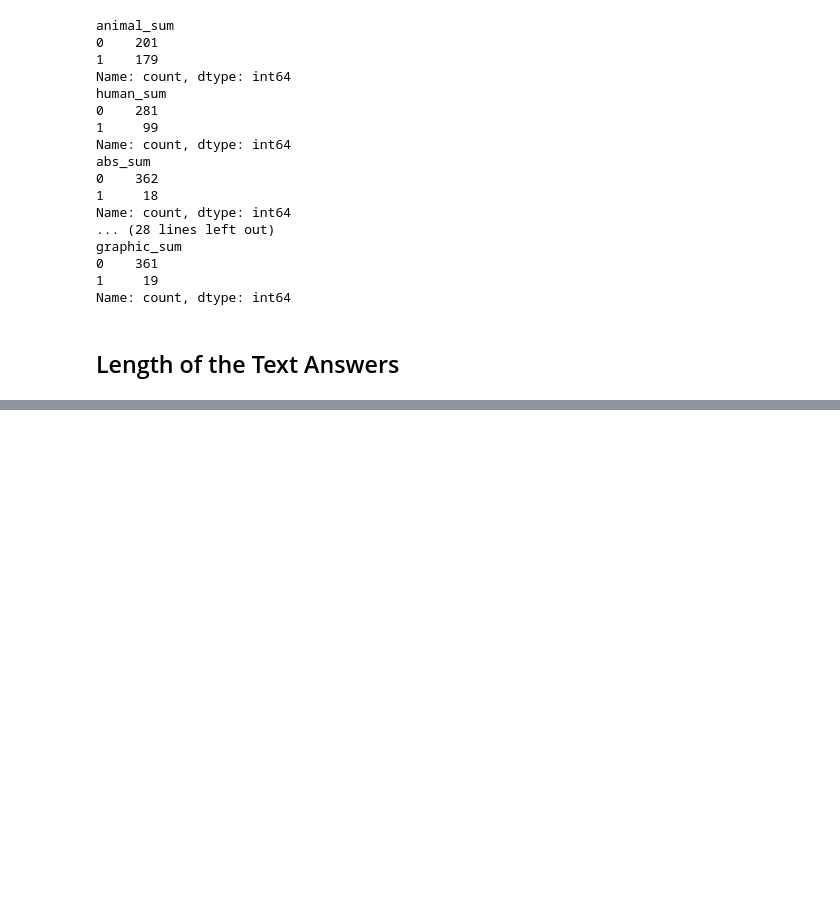
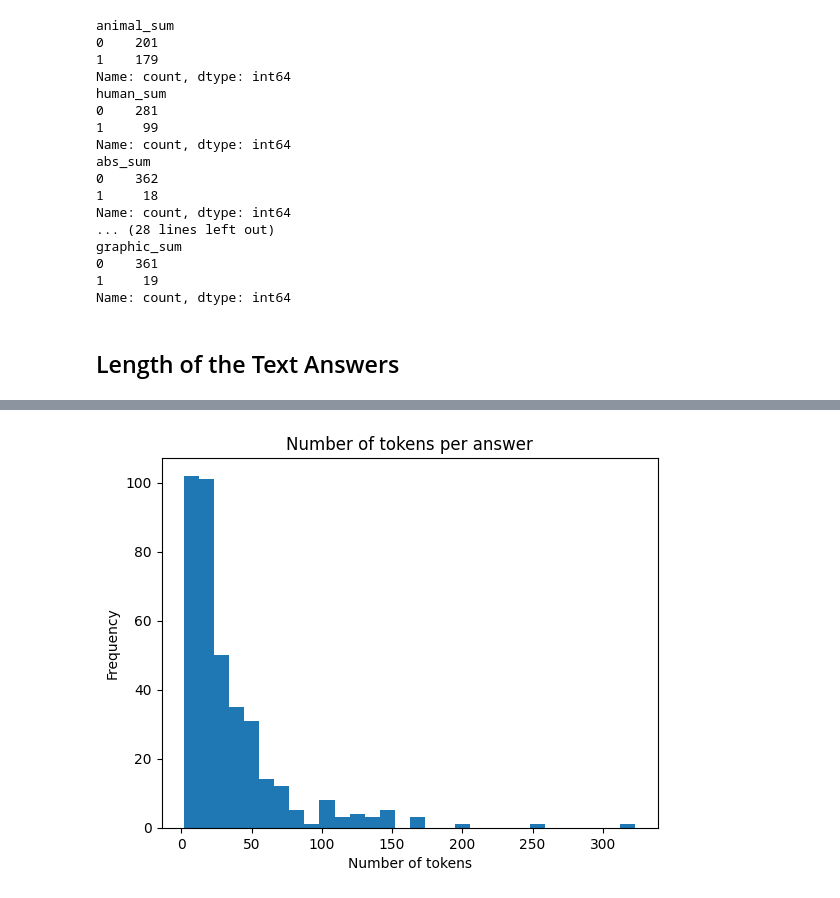
Before and after one commit to alberto-lorente/RorschIA_07-04, a Jupyter notebook: Nancy PsyData/Nancy Data Cleaning.ipynb, the cells around one changed output, grey strips where cells are left out. Drawn from its saved outputs; the diff is of its cells as text; code cells hidden in the pictures; blank space fills up the shorter version.

```diff
--- a/Nancy PsyData/Nancy Data Cleaning.ipynb
+++ b/Nancy PsyData/Nancy Data Cleaning.ipynb
@@ -744,0 +757,7 @@ plt.show()
+# %%
+nancy_df["num_tokens"].plot.hist(bins=30)
+plt.title("Number of tokens per answer")
+plt.xlabel("Number of tokens")
+plt.show()
+# %% [output]
+[figure, added]
```
Also changed, not shown: parts of 18 cells of this notebook, 1 other file.
